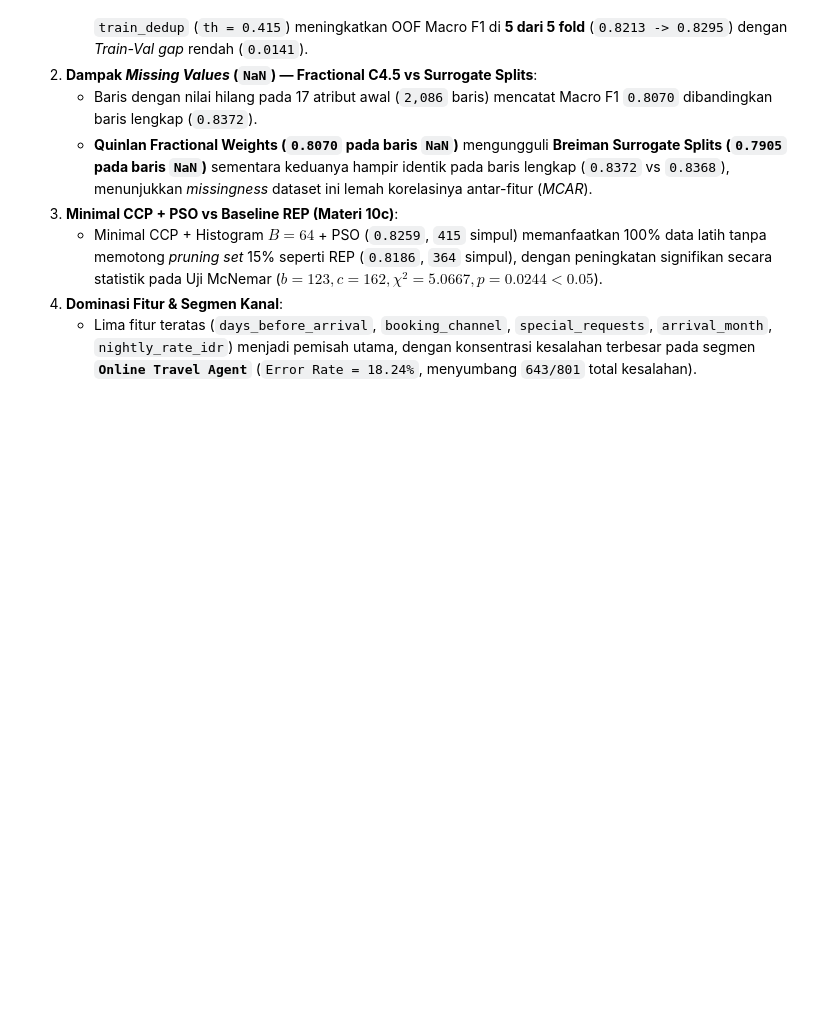
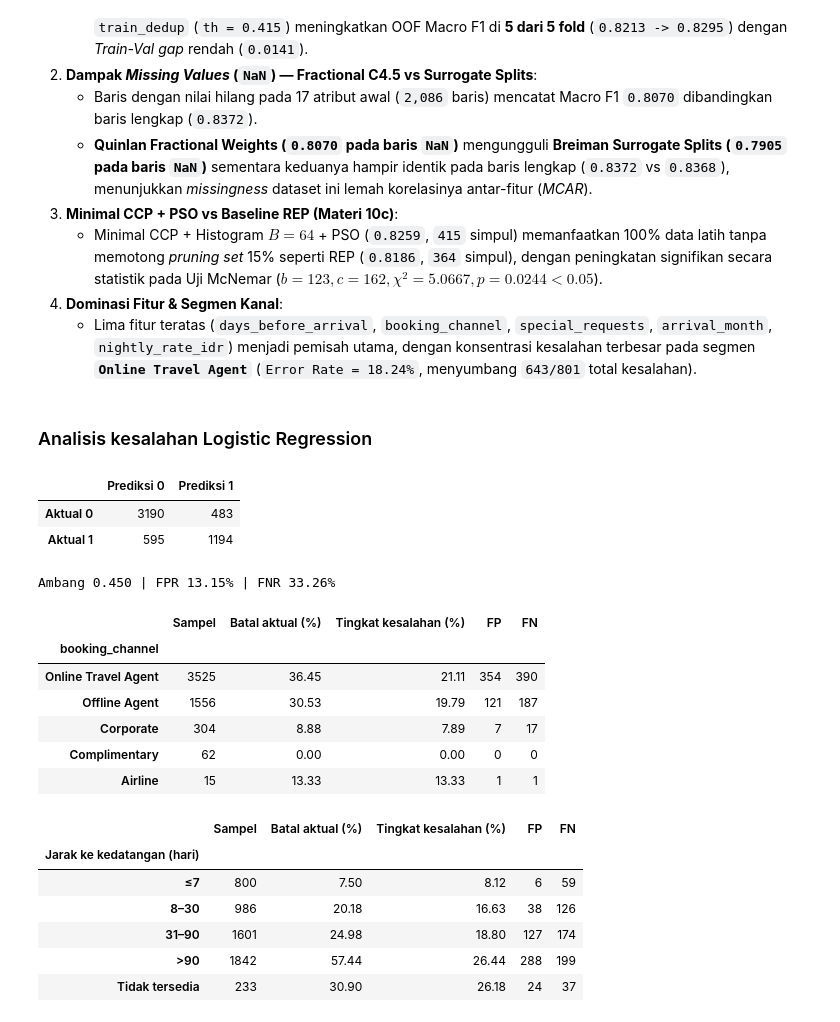
Before and after one commit to mhps-null/IF3170_G15_MessiLearning, a Jupyter notebook: notebooks/Copy_of_Notebook_Template_Tugas_Besar_2_IF3170_Inteligensi_Artifisial_2026_2027.ipynb, the cells around one changed output. Cells and saved outputs as stored; diff of their text form; code cells hidden in the pictures; blank space fills up the shorter version.

```diff
--- a/notebooks/Copy_of_Notebook_Template_Tugas_Besar_2_IF3170_Inteligensi_Artifisial_2026_2027.ipynb
+++ b/notebooks/Copy_of_Notebook_Template_Tugas_Besar_2_IF3170_Inteligensi_Artifisial_2026_2027.ipynb
@@ -2718,3 +3161,65 @@ Metrik Validasi  : Macro F1=0.8259 | Accuracy=0.8534 | Cost (2FP+FN)=1059
    - Minimal CCP + Histogram $B=64$ + PSO (`0.8259`, `415` simpul) memanfaatkan 100% data latih tanpa memotong *pruning set* 15% seperti REP (`0.8186`, `364` simpul), dengan peningkatan signifikan secara statistik pada Uji McNemar ($b=123, c=162, \chi^2=5.0667, p=0.0244 < 0.05$).
 4. **Dominasi Fitur & Segmen Kanal**:
    - Lima fitur teratas (`days_before_arrival`, `booking_channel`, `special_requests`, `arrival_month`, `nightly_rate_idr`) menjadi pemisah utama, dengan konsentrasi kesalahan terbesar pada segmen **`Online Travel Agent`** (`Error Rate = 18.24%`, menyumbang `643/801` total kesalahan).
+# %% [markdown]
+### Analisis kesalahan Logistic Regression
+# %%
+logreg_tn, logreg_fp, logreg_fn, logreg_tp = confusion_matrix(y_validation, logreg_val_pred)
+display(pd.DataFrame(
+    [[logreg_tn, logreg_fp], [logreg_fn, logreg_tp]],
+    index=["Aktual 0", "Aktual 1"], columns=["Prediksi 0", "Prediksi 1"],
+))
+logreg_fpr = logreg_fp / (logreg_fp + logreg_tn)
+logreg_fnr = logreg_fn / (logreg_fn + logreg_tp)
+print(f"Ambang {logreg_threshold:.3f} | FPR {logreg_fpr:.2%} | FNR {logreg_fnr:.2%}")
+
+logreg_error_rows = val_set[["booking_channel", "days_before_arrival"]].assign(
+    aktual=y_validation,
+    salah=y_validation != logreg_val_pred,
+    fp=(y_validation == 0) & (logreg_val_pred == 1),
+    fn=(y_validation == 1) & (logreg_val_pred == 0),
+)
+
+
+def logreg_error_breakdown(group):
+    rate_columns = ["Batal aktual (%)", "Tingkat kesalahan (%)"]
+    summary = logreg_error_rows.groupby(group, dropna=False, observed=True).agg(**{
+        "Sampel": ("aktual", "size"),
+        rate_columns[0]: ("aktual", "mean"),
+        rate_columns[1]: ("salah", "mean"),
+        "FP": ("fp", "sum"),
+        "FN": ("fn", "sum"),
+    })
+    summary[rate_columns] *= 100
+    return summary
+
+
+logreg_channel_errors = logreg_error_breakdown("booking_channel").sort_values("Sampel", ascending=False)
+display(logreg_channel_errors.round(2))
+
+logreg_lead_bins = pd.cut(
+    logreg_error_rows["days_before_arrival"],
+    bins=[-np.inf, 7, 30, 90, np.inf],
+    labels=["≤7", "8–30", "31–90", ">90"],
+).cat.add_categories(["Tidak tersedia"]).fillna("Tidak tersedia")
+logreg_lead_errors = logreg_error_breakdown(logreg_lead_bins.rename("Jarak ke kedatangan (hari)"))
+display(logreg_lead_errors.round(2))
+# %% [output]
+|  | Prediksi 0 | Prediksi 1 |
+| Aktual 0 | 3190 | 483 |
+| Aktual 1 | 595 | 1194 |
+Ambang 0.450 | FPR 13.15% | FNR 33.26%
+|  | Sampel | Batal aktual (%) | Tingkat kesalahan (%) | FP | FN |
+| booking_channel |  |  |  |  |  |
+| Online Travel Agent | 3525 | 36.45 | 21.11 | 354 | 390 |
+| Offline Agent | 1556 | 30.53 | 19.79 | 121 | 187 |
+| Corporate | 304 | 8.88 | 7.89 | 7 | 17 |
+| Complimentary | 62 | 0.00 | 0.00 | 0 | 0 |
+| Airline | 15 | 13.33 | 13.33 | 1 | 1 |
+|  | Sampel | Batal aktual (%) | Tingkat kesalahan (%) | FP | FN |
+| Jarak ke kedatangan (hari) |  |  |  |  |  |
+| ≤7 | 800 | 7.50 | 8.12 | 6 | 59 |
+| 8–30 | 986 | 20.18 | 16.63 | 38 | 126 |
+| 31–90 | 1601 | 24.98 | 18.80 | 127 | 174 |
+| >90 | 1842 | 57.44 | 26.44 | 288 | 199 |
+| Tidak tersedia | 233 | 30.90 | 26.18 | 24 | 37 |
```
Also changed, not shown: parts of 28 cells of this notebook, 1 other file.
